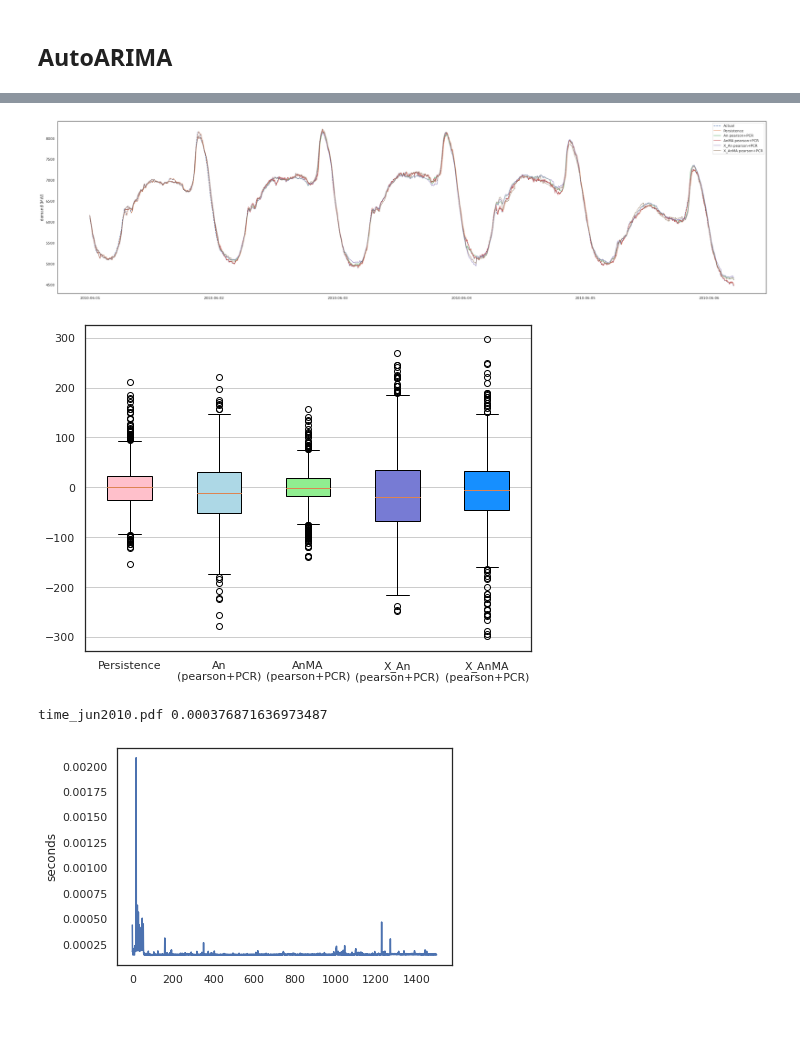
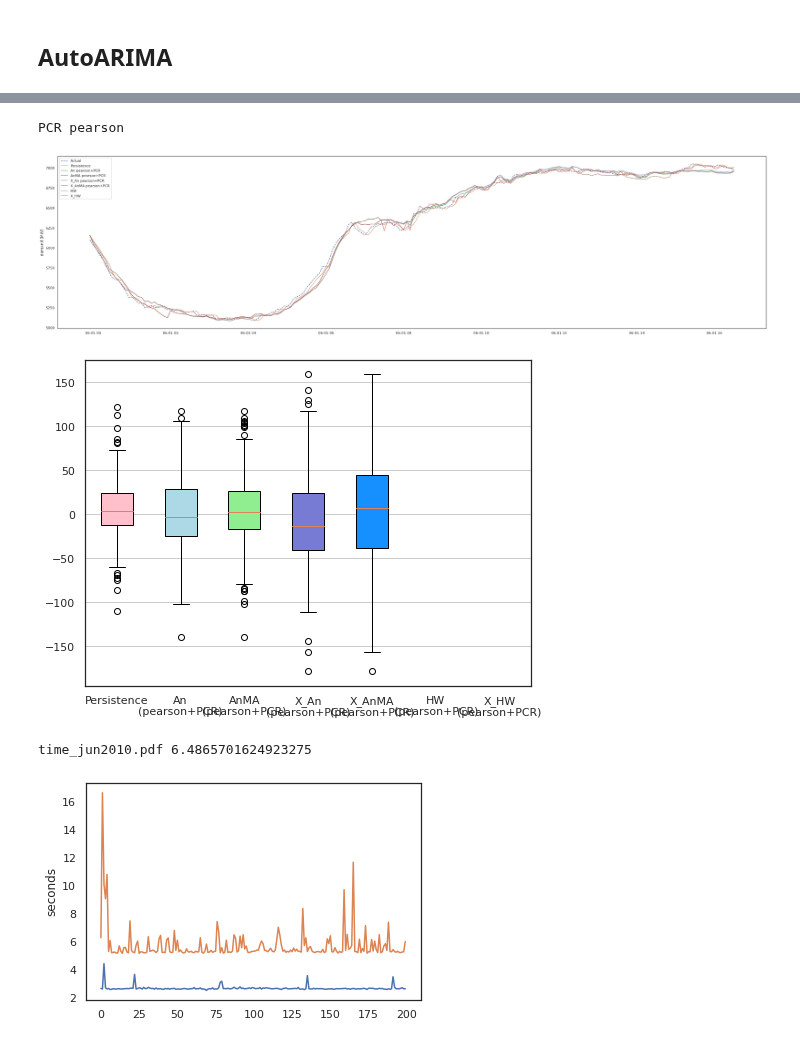
Before and after one commit to urieliram/analog, a Jupyter notebook: sandbox.ipynb, the cells around one changed output, grey strips where cells are left out. Drawn from its saved outputs; the diff is of its cells as text; code cells hidden in the pictures.

```diff
--- a/sandbox.ipynb
+++ b/sandbox.ipynb
@@ -639,14 +645,11 @@ npserie1 = numpy.array(serie1)
 
 n_p       = 30         ## Number of periods per step (Two and half hour)
 vsele     = 288        ## Number of periods in a window (a day)
-k         = 6          ## Number of nearest neighbors
-d         = 'pearson'  ## Distance betweeen neighbors
-m         = 'PCR'      ## Regression model
 namefile  = 'forecast'
 monthyear = 'jun2010'
 # %%
-# >>> provisional para pruebas preliminares (-comentar-)
-positions_test = [(8929, 43487, 43587)] ## Predecir junio
+# >>> provisional para pruebas preliminares (---comentar---)
+positions_test = [(8929, 43487, 43687)] ## Predecir junio
 # %% [markdown]
 # Multi-period **analogue** forecast metafunction **II**:
 # %% [markdown]
@@ -769,23 +785,24 @@ forecastAn_     = []
 forecastAnMA_   = []
 forecastX_An_   = []
 forecastX_AnMA_ = []
-n_p   = n_p  ## Number of periods per step
-nfail = 0
-fail_ = False
+k               = 5          ## Number of nearest neighbors
+tol             = 0.8        ## Closest tolerance percentage between neighbors
+typedist        = 'pearson'  ## Distance betweeen neighbors: 'pearson' 'euclidian' 'lb_keogh' 'matrixprofile'
+typereg         = 'PCR'      ## Regression model: 'OLSstep' 'Boosting' 'Bagging' 'LinearReg' 'AdaBoost' 'BayesRidge' 'LassoReg' 'RidgeReg' 'PLS' 'PCR' 'VotingEnsemble' 'VotingLinear'
+n_p             = n_p        ## Number of periods per step
+nfail           = 0
+fail_           = False
+vsele           = vsele      ## Number of periods in a window
+
 for to,tt,tf in positions_test:
     j=0
     s=n_p
     for i in range(tt,tf,1):
         ## Analogue method parameters
-        vsele = vsele ## Number of periods in a window
-        k     = k     ## Number of nearest neighbors
-        tol   = 0.8   ## Closest tolerance percentage between neighbors
-        d     = d
-        m     = m
         X_train = numpy.array(serie1[to+j:tt+j])
         t_o = time.time()
         try:
-            pred_, t_sel_, t_reg_, fail_ = analogo_knn(X_train, vsele=vsele, k=k, tol=tol, typedist=d, typereg=m, verbose=False)
+            pred_, t_sel_, t_reg_, fail_ = analogo_knn(X_train, vsele=vsele, k=k, tol=tol, typedist=typedist, typereg=typereg, verbose=False)
         except:
             print("!!! Error has occurred in the position:",tt+j)
         if fail_==True:
@@ -795,9 +812,9 @@ for to,tt,tf in positions_test:
         forecastAn_ = forecastAn_ + pred_list[0:1]
         print(j)
         # Minimum error in the first forecast
-        if j >= 2*n_p:
-            a = -min(j,vsele) -1
-            b = -1
+        if j >= 3 * n_p:
+            a = - 1 - min(j,vsele)
+            b = - 1
             array1 = np.array(forecastAn_[a:b])
             c = tt + j - min(j,vsele)
             d = tt + j
@@ -820,15 +837,15 @@ for to,tt,tf in positions_test:
             forecastAnMA_ = forecastAn_
 
         time_.append(time.time() - t_o)
-        j=j+1
-        s=s+1
+        j = j + 1
+        s = s + 1
 
     modu=(tf-tt)%n_p
     if modu != 0:
         end=min(len(forecastAn_),len(forecastX_An_))
         print('modu',modu)
-        forecastAn_    =forecastAn_[    0:end]
-        forecastAnMA_  =forecastAnMA_[  0:end]
-        forecastX_AnMA_=forecastX_AnMA_[0:end]
-        forecastX_An_  =forecastX_An_[  0:end]
+        forecastAn_     = forecastAn_[    0:end]
+        forecastAnMA_   = forecastAnMA_[  0:end]
+        forecastX_AnMA_ = forecastX_AnMA_[0:end]
+        forecastX_An_   = forecastX_An_[  0:end]
 print('>>>Number of forecasts not calculated:', nfail)
@@ -835,14 +870,19 @@ print('>>>Number of forecasts not calculated:', nfail)
 # %%
 date_i = df_5.reset_index().iloc[tt].Date
+print(typereg,typedist)
+# %% [output]
+PCR pearson
 # %%
 df_results = pd.DataFrame({
   'datetime'          : pd.date_range(date_i, periods=len(test_), freq="5T"),
   'Actual'            : test_,
   'Persistence'       : forecastp_,
-  'An '    +d+'+'+m   : forecastAn_,
-  'AnMA '  +d+'+'+m   : forecastAnMA_,
-  'X_An '  +d+'+'+m   : forecastX_An_,
-  'X_AnMA '+d+'+'+m   : forecastX_AnMA_,
+  'An '    +typedist+'+'+typereg: forecastAn_,
+  'AnMA '  +typedist+'+'+typereg: forecastAnMA_,
+  'X_An '  +typedist+'+'+typereg: forecastX_An_,
+  'X_AnMA '+typedist+'+'+typereg: forecastX_AnMA_,
+  'HW '                         : forecastHW_,
+  'X_HW '                       : forecastX_HW_,
 })
 df_results = df_results.set_index('datetime')
 
@@ -860,4 +900,4 @@ plt.ylabel('demand (MW)')
 plt.savefig('series_'+monthyear+'.pdf')
 plt.show()
 # %% [output]
-[figure, old version]
+[figure, new version]
@@ -885,6 +925,8 @@ bias_xma = bias.bias(test_[a:b],forecastX_AnMA_[a:b])
 # %%
-data = [diff(test_,forecastp_), diff(test_,forecastAn_), diff(test_,forecastAnMA_), diff(test_,forecastX_An_), diff(test_,forecastX_AnMA_)]
-labels = ['Persistence', 'An\n('+d+'+'+m+')', 'AnMA\n('+d+'+'+m+')', 'X_An\n('+d+'+'+m+')', 'X_AnMA\n('+d+'+'+m+')',]
+d      = typedist
+m      = typereg
+data   = [diff(test_,forecastp_), diff(test_,forecastAn_), diff(test_,forecastAnMA_), diff(test_,forecastX_An_), diff(test_,forecastX_AnMA_), diff(test_,forecastHW_), diff(test_,forecastX_HW_)]
+labels = ['Persistence', 'An\n('+d+'+'+m+')', 'AnMA\n('+d+'+'+m+')', 'X_An\n('+d+'+'+m+')', 'X_AnMA\n('+d+'+'+m+')', 'HW\n('+d+'+'+m+')', 'X_HW\n('+d+'+'+m+')']
 fig, axes = plt.subplots(nrows=1, ncols=1, figsize=(8, 6))
 CYAN = '#76ced6' ; LILA = '#777bd4'; VERDE='#17cb49'; LETRASNARA ='#ff8000'; AZUL='#168fff'; OTROAZUL = "b-"; ROJO= "#FF0000"; # 'pink', 'lightblue', 'lightgreen',
 #plt.tick_params(colors = LETRASNARA, which='both')
@@ -904,18 +946,19 @@ namefile = 'boxplot_'+monthyear+'.pdf'
 plt.savefig(namefile, transparent=True)
 plt.show()
 # %% [output]
-[figure, old version]
+[figure, new version]
 # %%
 ## AnMA Pearson OLS mean time in hours
 plt.plot(time_,)
+plt.plot(timeHW_,)
 plt.ylabel('seconds')
 print('time_'+monthyear+'.pdf',((np.mean(time_)*8723)/60)/60 )
 
 namefile = 'time_'+monthyear+'.pdf'
 plt.savefig(namefile, transparent=True)
 # %% [output]
-time_jun2010.pdf 0.000376871636973487
+time_jun2010.pdf 6.4865701624923275
-[figure, old version]
+[figure, new version]
 # %%
 df_resultados = pd.DataFrame([
   {
```
Also changed, not shown: parts of 21 cells of this notebook.
